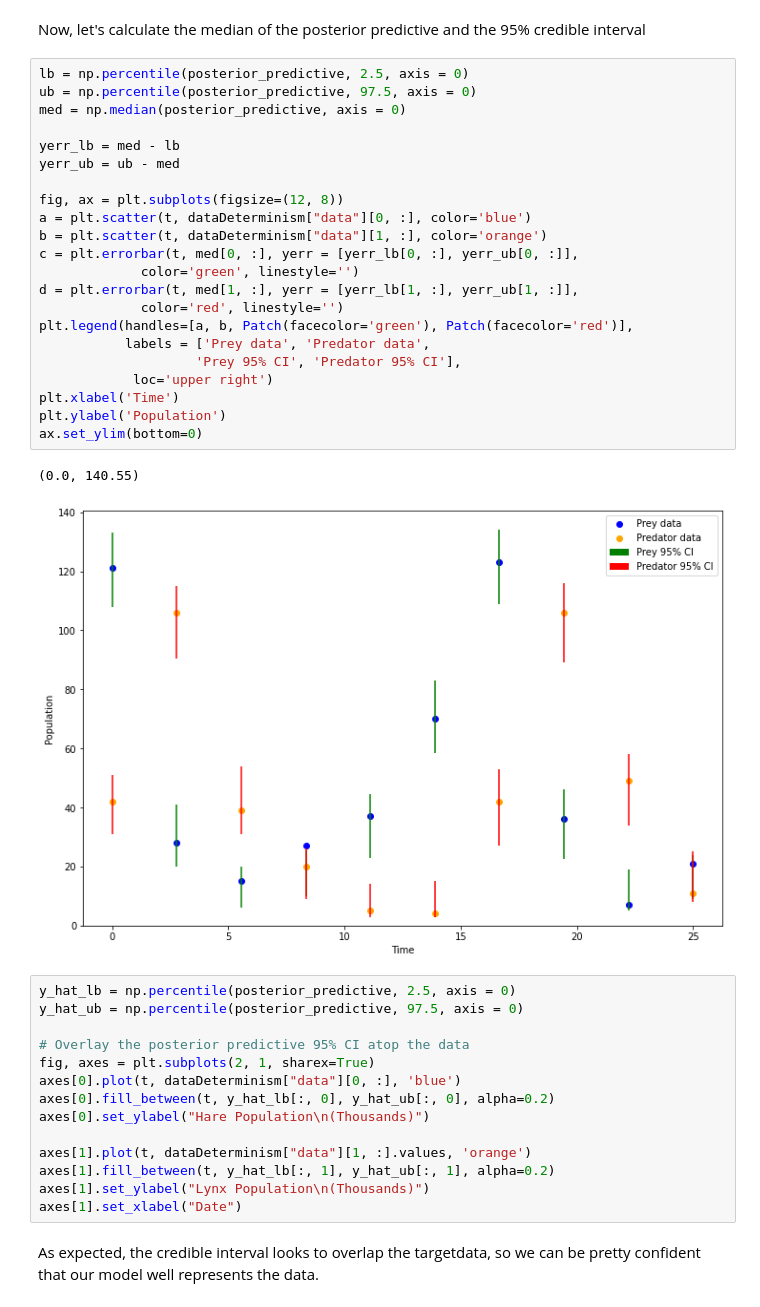
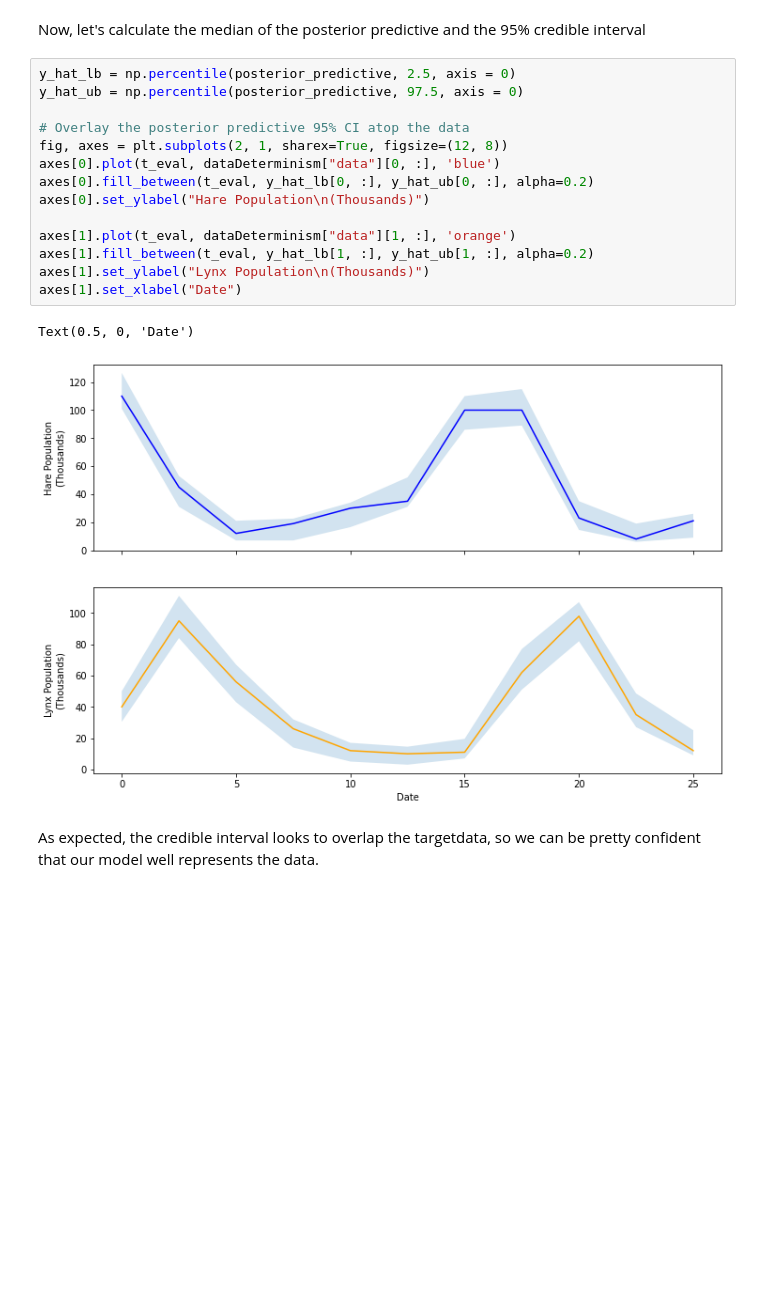
Before and after one commit to CalumGabbutt/FitModelsData, a Jupyter notebook: FitModelsDataABC.ipynb, the cells around one changed output. Drawn from its saved outputs; the diff is of its cells as text; blank space fills up the shorter version.

```diff
--- a/FitModelsDataABC.ipynb
+++ b/FitModelsDataABC.ipynb
@@ -320,45 +320,23 @@ for i in range(len(samples_list)):
     posterior_predictive[i, :, :] = samples_list[i]["data"]
 # %% [markdown]
 Now, let's calculate the median of the posterior predictive and the 95% credible interval
-# %%
-lb = np.percentile(posterior_predictive, 2.5, axis = 0)
-ub = np.percentile(posterior_predictive, 97.5, axis = 0)
-med = np.median(posterior_predictive, axis = 0)
-
-yerr_lb = med - lb
-yerr_ub = ub - med
-
-fig, ax = plt.subplots(figsize=(12, 8))
-a = plt.scatter(t, dataDeterminism["data"][0, :], color='blue')
-b = plt.scatter(t, dataDeterminism["data"][1, :], color='orange')
-c = plt.errorbar(t, med[0, :], yerr = [yerr_lb[0, :], yerr_ub[0, :]],
-             color='green', linestyle='')
-d = plt.errorbar(t, med[1, :], yerr = [yerr_lb[1, :], yerr_ub[1, :]],
-             color='red', linestyle='')
-plt.legend(handles=[a, b, Patch(facecolor='green'), Patch(facecolor='red')],
-           labels = ['Prey data', 'Predator data',
-                    'Prey 95% CI', 'Predator 95% CI'],
-            loc='upper right')
-plt.xlabel('Time')
-plt.ylabel('Population')
-ax.set_ylim(bottom=0)
-# %% [output]
-(0.0, 140.55)
-[figure, removed]
-# %%
-y_hat_lb = np.percentile(posterior_predictive, 2.5, axis = 0)
-y_hat_ub = np.percentile(posterior_predictive, 97.5, axis = 0)
-
-# Overlay the posterior predictive 95% CI atop the data
-fig, axes = plt.subplots(2, 1, sharex=True)
-axes[0].plot(t, dataDeterminism["data"][0, :], 'blue')
-axes[0].fill_between(t, y_hat_lb[:, 0], y_hat_ub[:, 0], alpha=0.2)
-axes[0].set_ylabel("Hare Population\n(Thousands)")
-
-axes[1].plot(t, dataDeterminism["data"][1, :].values, 'orange')
-axes[1].fill_between(t, y_hat_lb[:, 1], y_hat_ub[:, 1], alpha=0.2)
-axes[1].set_ylabel("Lynx Population\n(Thousands)")
-axes[1].set_xlabel("Date")
+# %%
+y_hat_lb = np.percentile(posterior_predictive, 2.5, axis = 0)
+y_hat_ub = np.percentile(posterior_predictive, 97.5, axis = 0)
+
+# Overlay the posterior predictive 95% CI atop the data
+fig, axes = plt.subplots(2, 1, sharex=True, figsize=(12, 8))
+axes[0].plot(t_eval, dataDeterminism["data"][0, :], 'blue')
+axes[0].fill_between(t_eval, y_hat_lb[0, :], y_hat_ub[0, :], alpha=0.2)
+axes[0].set_ylabel("Hare Population\n(Thousands)")
+
+axes[1].plot(t_eval, dataDeterminism["data"][1, :], 'orange')
+axes[1].fill_between(t_eval, y_hat_lb[1, :], y_hat_ub[1, :], alpha=0.2)
+axes[1].set_ylabel("Lynx Population\n(Thousands)")
+axes[1].set_xlabel("Date")
+# %% [output]
+Text(0.5, 0, 'Date')
+[figure, added]
 # %% [markdown]
 As expected, the credible interval looks to overlap the targetdata, so we can be pretty confident that our model well represents the data.
 # %% [markdown]
```
Also changed, not shown: parts of 45 cells of this notebook.
